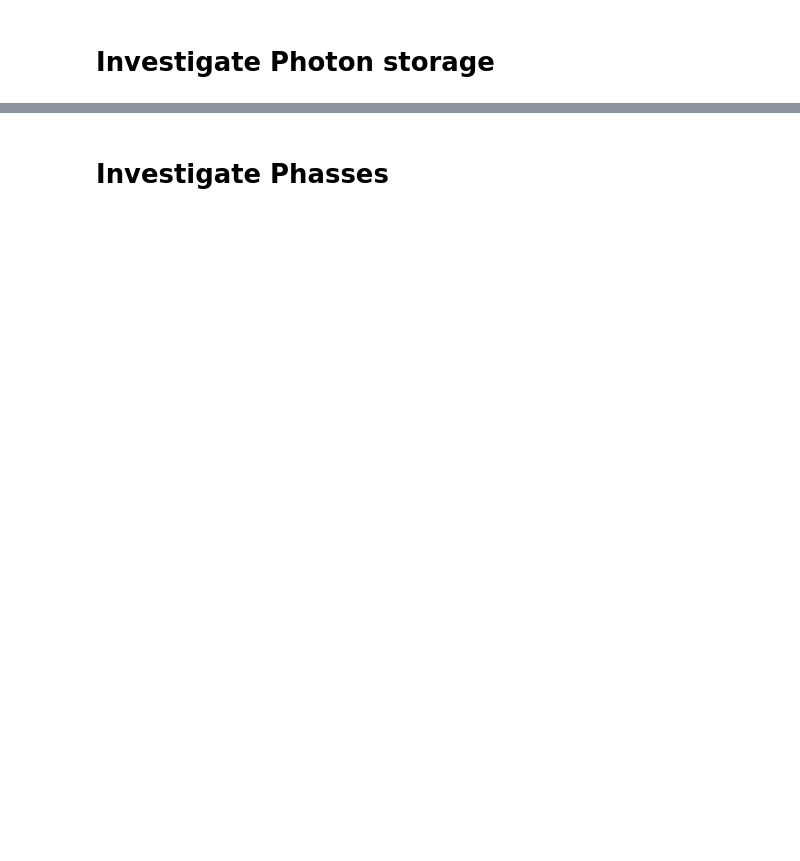
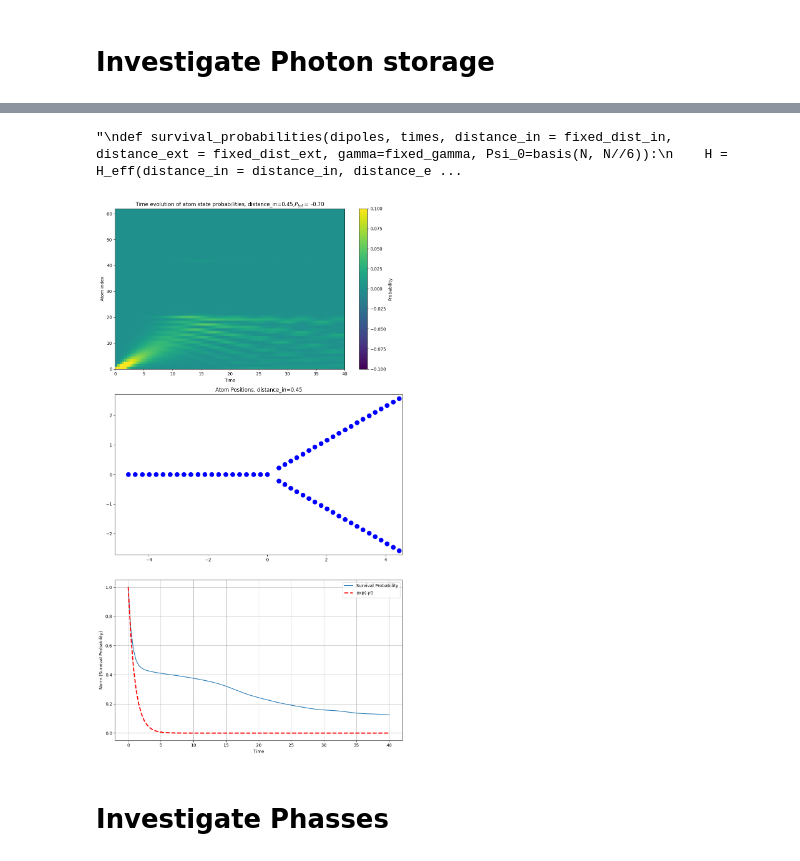
Before and after one commit to LBPhysics/GIT_Code_BA, a Jupyter notebook: Continuation/Qutip/Topology.ipynb, the cells around one changed output, grey strips where cells are left out. Saved outputs shown, nothing was run; the diff lists cells and outputs as text; code cells hidden in the pictures; blank space fills up the shorter version.

```diff
--- a/Continuation/Qutip/Topology.ipynb
+++ b/Continuation/Qutip/Topology.ipynb
@@ -9,7 +9,7 @@ import matplotlib.animation as animation
 import os
 from scipy.optimize import minimize
 # %%
-save_path = r'C:\Users\leopo\OneDrive - UT Cloud\Uni\Semester_8\BA_mit_Git\BA_Plots\Qutip'
+save_path = r'C:\Users\Leopold\OneDrive - UT Cloud\Uni\Semester_8\BA_mit_Git\BA_Plots\Qutip'
 os.makedirs(os.path.dirname(save_path), exist_ok=True)
 # %%
 fixed_lam = 1
@@ -139,7 +151,7 @@ def V_coefficients(r_a, r_b,
     return np.real(result)
 
 def H_eff(distance_in = fixed_dist_in, distance_ext = fixed_dist_ext, dipoles = [dipole_vector() for _ in range(N)], lam=fixed_lam, gamma=fixed_gamma, N=N):
-    positions = topo_positions_only_1_inner(distance_in, distance_ext, N)
+    positions = topo_positions(distance_in, distance_ext, N)
     H_eff_matrix = np.zeros((N, N), dtype=complex)
     for a in range(N):
         for b in range(N):
@@ -180,4 +195,5 @@ psi0
 # %%
+'''
 def survival_probabilities(dipoles, times, distance_in = fixed_dist_in, distance_ext = fixed_dist_ext, gamma=fixed_gamma, Psi_0=basis(N, N//6)):
     H = H_eff(distance_in = distance_in, distance_ext = distance_ext, dipoles=dipoles, lam=fixed_lam, gamma=gamma, N=N)
     coeffs_sq_mods  = np.zeros((len(times), N))
@@ -201,12 +217,14 @@ def positive_distance_constraint(distance):
 initial_distance = 0.234 * fixed_lam  # Initial guess for the distance
 constraints = [{'type': 'ineq', 'fun': positive_distance_constraint}]
 print(initial_distance)
-#result = minimize(optimization_target, initial_distance, method='SLSQP', constraints=constraints, options={'maxiter': 1000})
+result = minimize(optimization_target, initial_distance, method='SLSQP', constraints=constraints, options={'maxiter': 1000})
 
 optimized_distance = result.x[0]
-print(optimized_distance)
+print(optimized_distance)'''
+# %% [output]
+"\ndef survival_probabilities(dipoles, times, distance_in = fixed_dist_in, distance_ext = fixed_dist_ext, gamma=fixed_gamma, Psi_0=basis(N, N//6)):\n    H = H_eff(distance_in = distance_in, distance_e ...
 # %%
-y1, y2 = survival_probabilities(d_hats, times, distance_ext=optimized_distance, Psi_0=psi0)
+y1, y2 = survival_probabilities(d_hats, times, distance_in=optimized_distance, Psi_0=psi0)
 plt.figure(figsize=(10, 6))
 plt.imshow(y1.T, aspect='auto', origin='lower', cmap='viridis', extent=[0, t_max, 0, N-1])
 plt.colorbar(label='Probability')
@@ -215,7 +233,7 @@ plt.ylabel('Atom index')
 plt.title('Time evolution of atom state probabilities')
 plt.show()
 # Plot atoms with their dipole moments
-positions = topo_positions_only_1_inner(d_in=fixed_dist_in, d_ext=optimized_distance, N=N)
+positions = topo_positions(distance_in=optimized_distance, distance_ext=fixed_dist_ext, N=N)
 max_x = np.max(positions[:, 0])
 scale = 0.1 * max_x
 plt.figure(figsize=(8, 8))
@@ -236,10 +254,71 @@ plt.plot(times, y2, label='Survival Probability')
 plt.plot(times, np.exp(-times), 'r--', linewidth=2.5, label=r'exp(-$\gamma t$)')
 plt.xlabel('Time')
 plt.ylabel('Norm (Survival Probability)')
-plt.title('Survival Probability vs. Time for Optimal $\phi$ Configuration')
+plt.title('Survival Probability vs. Time')
 plt.legend()
 plt.grid(True)
 plt.show()
+# %%
+def compute_total_phase(dist_in):
+    H = H_eff(distance_in=dist_in, distance_ext=fixed_dist_ext, dipoles=d_hats, lam=fixed_lam, gamma=fixed_gamma, N=N)
+    phase = (np.angle(H[N//3 - 1, N//3]) +
+             np.angle(H[N//3, N - N//3]) +
+             np.angle(H[N - N//3, N//3 - 1])) / (2 * np.pi)
+    return phase
+
+    # Set up the figure and axes
+fig, (ax1, ax2, ax3) = plt.subplots(3, 1, figsize=(10, 18))
+
+# Initialize plots
+cax1 = ax1.imshow(np.zeros((N, len(times))), aspect='auto', origin='lower', cmap='viridis', extent=[0, t_max, 0, N-1])
+fig.colorbar(cax1, ax=ax1, label='Probability')
+ax1.set_xlabel('Time')
+ax1.set_ylabel('Atom index')
+ax1.set_title('Time evolution of atom state probabilities')
+
+positions = topo_positions(distance_in=dists[0], distance_ext=fixed_dist_ext, N=N)
+scat = ax2.scatter(positions[:, 0], positions[:, 1], color='blue', s=100)
+ax2.set_title('Atom Positions')
+ax2.axis('equal')
+
+line1, = ax3.plot([], [], label='Survival Probability')
+line2, = ax3.plot([], [], 'r--', linewidth=2.5, label=r'exp(-$\gamma t$)')
+ax3.set_xlabel('Time')
+ax3.set_ylabel('Norm (Survival Probability)')
+ax3.legend()
+ax3.grid(True)
+
+
+# Update function
+def update(frame):
+    distance_in = dists[frame]
+    phase_value = compute_total_phase(distance_in)
+
+    y1, y2 = survival_probabilities(d_hats_test, times, distance_in=distance_in, Psi_0=basis(N,0))
+
+    cax1.set_data(y1.T)
+    cax1.set_extent([0, t_max, 0, N-1])
+    ax1.set_title(f'Time evolution of atom state probabilities, distance_in={distance_in:.2f},'+ r'$P_{tot} = $ ' + f'{phase_value:.2f}')
+
+    positions = topo_positions(distance_in=distance_in, distance_ext=fixed_dist_ext, N=N)
+    scat.set_offsets(positions[:, :2])
+    ax2.set_title(f'Atom Positions, distance_in={distance_in:.2f}')
+
+    line1.set_data(times, y2)
+    line2.set_data(times, np.exp(-times))
+    ax3.relim()
+    ax3.autoscale_view()
+
+    return cax1, scat, line1, line2
+
+# Create the animation
+ani = animation.FuncAnimation(fig, update, frames=len(dists), blit=True, repeat=False, interval=50)
+ani.save(save_path + r'\Test___.gif', writer='pillow')
+
+plt.tight_layout()
+plt.show()
+# %% [output]
+[figure, added]
 # %% [markdown]
 # Investigate Phasses
 # %%
```
Also changed, not shown: parts of 10 cells of this notebook, 3 other files.
